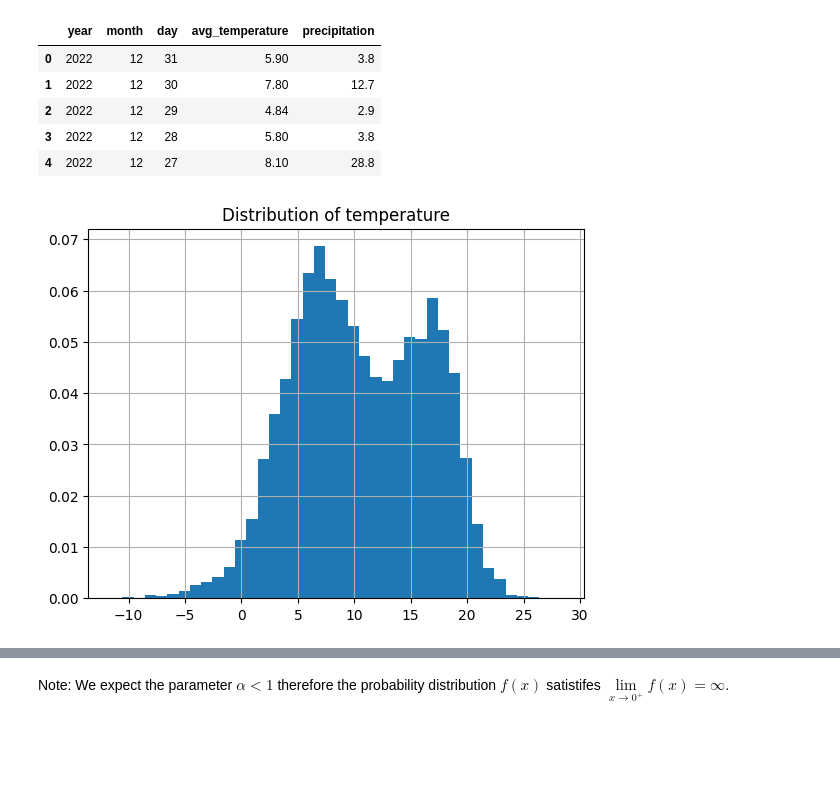
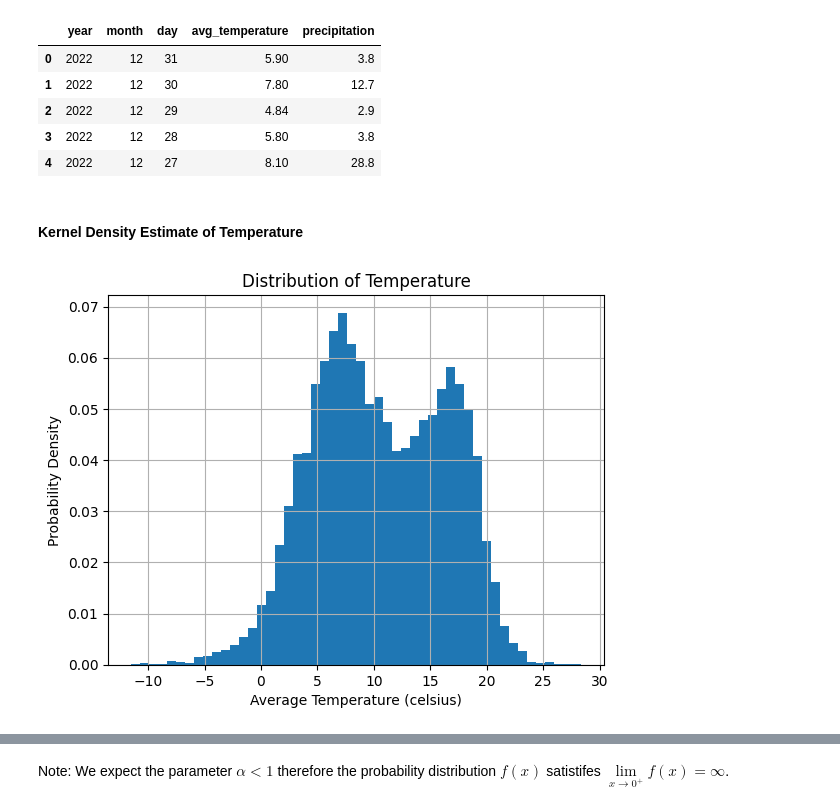
Before and after one commit to Michxz312/Weather-Impact-on-Annual-Revenue, a Jupyter notebook: Weather Impact on Annual Revenue.ipynb, the cells around one changed output, grey strips where cells are left out. Cells and saved outputs as stored; diff of their text form; code cells hidden in the pictures; blank space fills up the shorter version.

```diff
--- a/Weather Impact on Annual Revenue.ipynb
+++ b/Weather Impact on Annual Revenue.ipynb
@@ -52,12 +52,16 @@ df.head()
 | 2 | 2022 | 12 | 29 | 4.84 | 2.9 |
 | 3 | 2022 | 12 | 28 | 5.80 | 3.8 |
 | 4 | 2022 | 12 | 27 | 8.10 | 28.8 |
+# %% [markdown]
+#### Kernel Density Estimate of Temperature
 # %%
-# plot histogram of temperature data
-plt.hist(df['avg_temperature'], bins=40, density=True)
-plt.title('Distribution of temperature')
+# Plot histogram of temperature data
+plt.hist(df['avg_temperature'], bins=50, density=True)
+plt.title('Distribution of Temperature')
+plt.xlabel('Average Temperature (celsius)')
+plt.ylabel('Probability Density')
 plt.grid()
 plt.show()
 # %% [output]
-[figure, old version]
+[figure, new version]
 # %%
```
Also changed, not shown: parts of 17 cells of this notebook, 1 other file.
